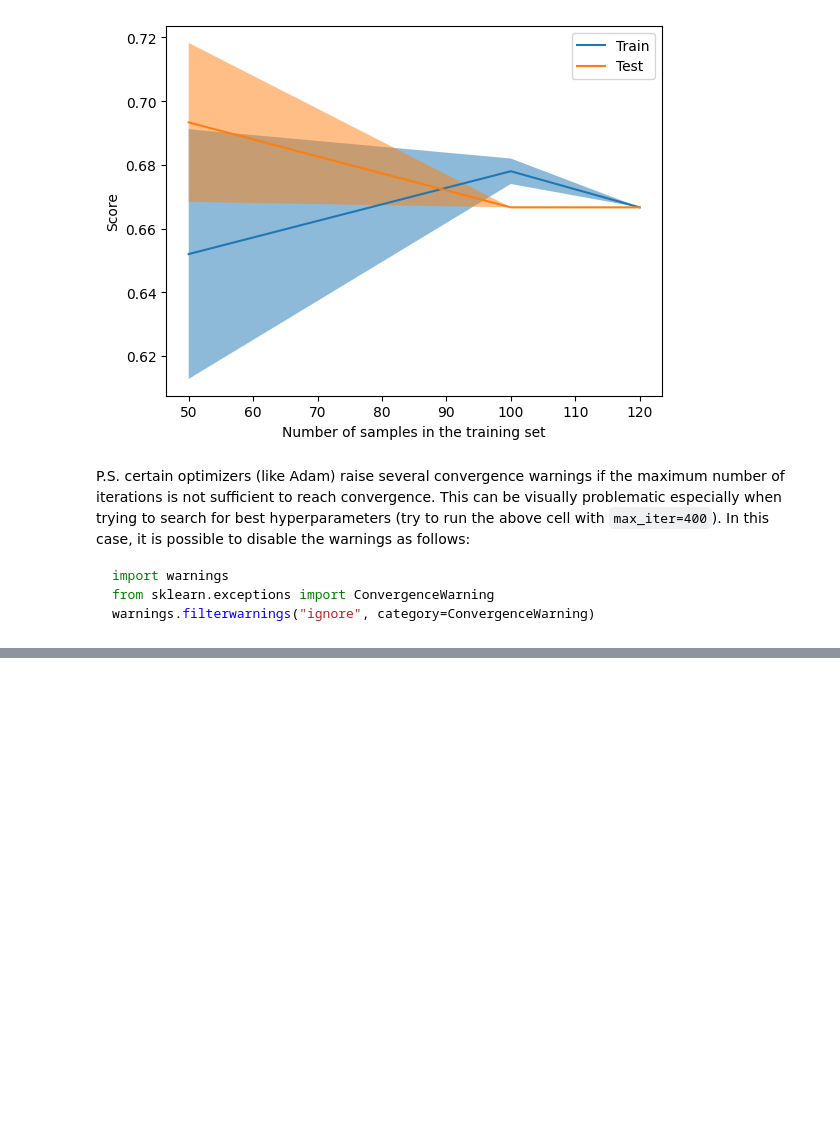
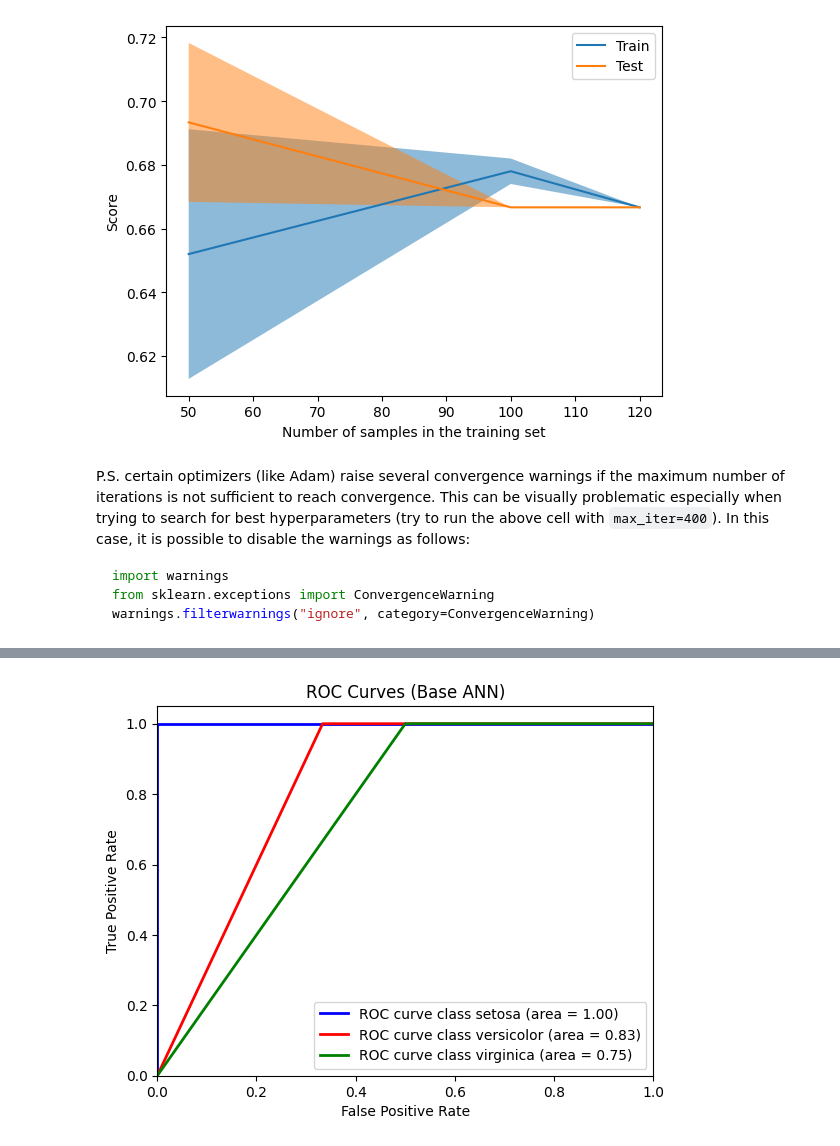
Before and after one commit to AlessandroZappatore/AAUT_exercises, a Jupyter notebook: Classification_Iris_ANN_aa_25_26.ipynb, the cells around one changed output, grey strips where cells are left out. Drawn from its saved outputs; the diff is of its cells as text; code cells hidden in the pictures; blank space fills up the shorter version.

```diff
--- a/Classification_Iris_ANN_aa_25_26.ipynb
+++ b/Classification_Iris_ANN_aa_25_26.ipynb
@@ -211,0 +235,31 @@ Decide yourself the suitable possible values for each of them.
+# %%
+from sklearn.preprocessing import label_binarize
+from sklearn.metrics import roc_curve, auc
+
+# Binarize labels
+y_test_bin = label_binarize(iris_y_test, classes=[0, 1, 2])
+n_classes = y_test_bin.shape[1]
+
+# Fit and predict probabilities
+clf_ANN.fit(iris_X_train, iris_y_train)
+y_score = clf_ANN.predict_proba(iris_X_test)
+
+# Compute ROC/AUC
+fpr, tpr, roc_auc = dict(), dict(), dict()
+plt.figure()
+colors = ['blue', 'red', 'green']
+for i, color in zip(range(n_classes), colors):
+    fpr[i], tpr[i], _ = roc_curve(y_test_bin[:, i], y_score[:, i])
+    roc_auc[i] = auc(fpr[i], tpr[i])
+    plt.plot(fpr[i], tpr[i], color=color, lw=2,
+             label='ROC curve class {0} (area = {1:0.2f})'.format(iris.target_names[i], roc_auc[i]))
+
+plt.xlim([0.0, 1.0])
+plt.ylim([0.0, 1.05])
+plt.xlabel('False Positive Rate')
+plt.ylabel('True Positive Rate')
+plt.title('ROC Curves (Base ANN)')
+plt.legend(loc="lower right")
+plt.show()
+# %% [output]
+[figure, added]
```
Also changed, not shown: parts of 10 cells of this notebook, 9 other files.
